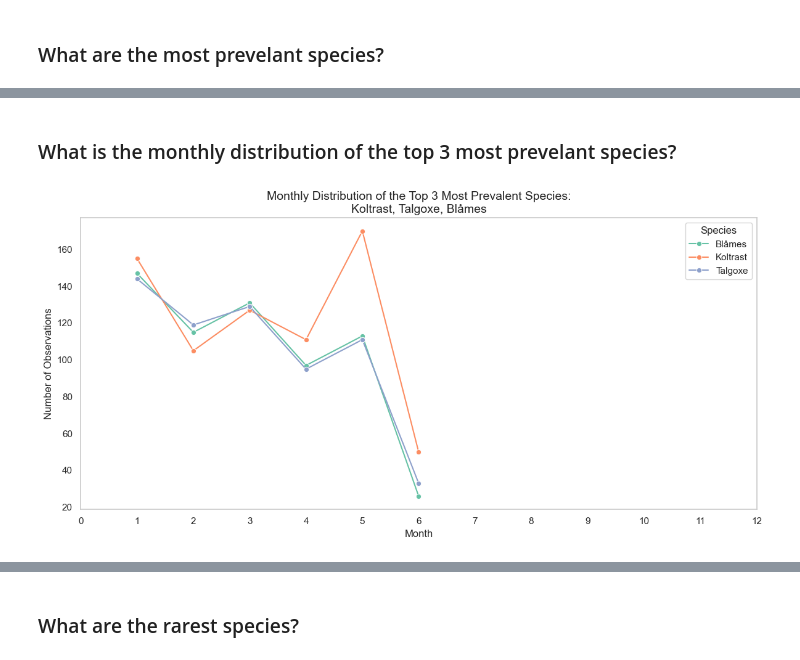
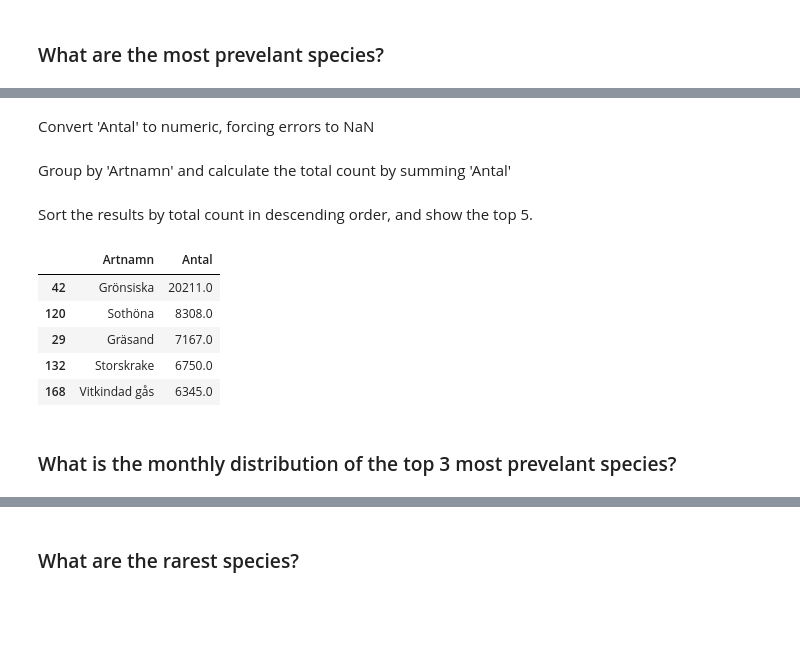
Before and after one commit to BenjaminTillius/su-mt4007, a Jupyter notebook: HW3/HW3.ipynb, the cells around one changed output, grey strips where cells are left out. Cells and saved outputs as stored; diff of their text form; code cells hidden in the pictures; blank space fills up the shorter version.

```diff
--- a/HW3/HW3.ipynb
+++ b/HW3/HW3.ipynb
@@ -165,0 +121,2 @@ Name: count, dtype: int64
+# %% [markdown]
+Convert 'Antal' to numeric, forcing errors to NaN
@@ -165,0 +125,2 @@ Name: count, dtype: int64
+# %% [markdown]
+Group by 'Artnamn' and calculate the total count by summing 'Antal'
@@ -166,44 +129,14 @@ Name: count, dtype: int64
+# %% [markdown]
+Sort the results by total count in descending order, and show the top 5.
+# %%
+bird_counts = bird_counts.sort_values(by='Antal', ascending=False)
+bird_counts.head()
+# %% [output]
+|  | Artnamn | Antal |
+| 42 | Grönsiska | 20211.0 |
+| 120 | Sothöna | 8308.0 |
+| 29 | Gräsand | 7167.0 |
+| 132 | Storskrake | 6750.0 |
+| 168 | Vitkindad gås | 6345.0 |
 # %% [markdown]
  ### What is the monthly distribution of the top 3 most prevelant species?
-# %%
-# Step 1: Identify the top 3 most prevalent species
-top_3_species = df['Artnamn'].value_counts().head(3)
-top_3_names = top_3_species.index  # Get the species names
-
-# Step 2: Extract the month from 'Startdatum'
-df['Startdatum'] = pd.to_datetime(df['Startdatum'], format='%Y-%m-%d')  # Convert to datetime
-df['Month'] = df['Startdatum'].dt.month  # Extract the month as an integer
-
-# Step 3: Filter data for only the top 3 species
-filtered_df = df[df['Artnamn'].isin(top_3_names)]
-
-# Step 4: Group by species and month, then count observations
-monthly_distribution = (
-    filtered_df.groupby(['Artnamn', 'Month'])
-    .size()
-    .reset_index(name='Count')  # Convert counts to a new column
-)
-
-# Step 5: Plot the monthly distribution
-plt.figure(figsize=(12, 6))
-sns.lineplot(
-    data=monthly_distribution,
-    x='Month',
-    y='Count',
-    hue='Artnamn',
-    marker='o',
-    palette='Set2'
-)
-
-# Annotate the top 3 species in the title dynamically
-title = f"Monthly Distribution of the Top 3 Most Prevalent Species:\n{', '.join(top_3_names)}"
-plt.title(title, fontsize=14)
-plt.xlabel('Month')
-plt.ylabel('Number of Observations')
-plt.xticks(range(0, 13))
-plt.legend(title='Species')
-plt.grid()
-plt.tight_layout()
-plt.show()
-# %% [output]
-[figure, removed]
```
Also changed, not shown: parts of 35 cells of this notebook, 1 other file.
